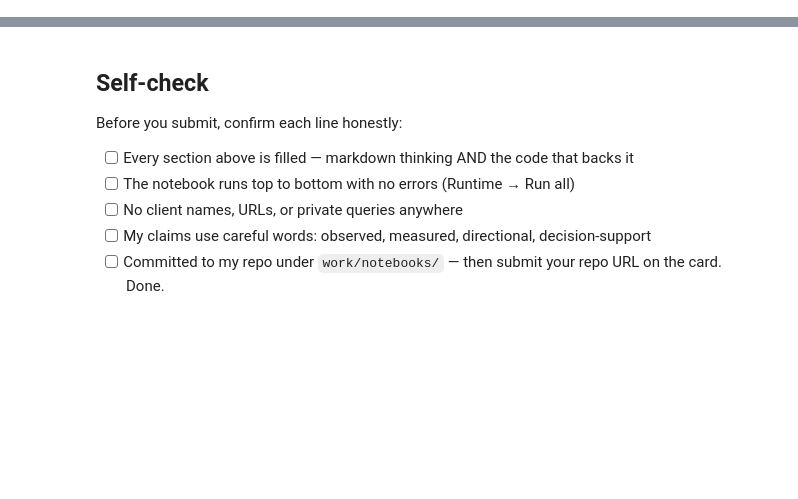
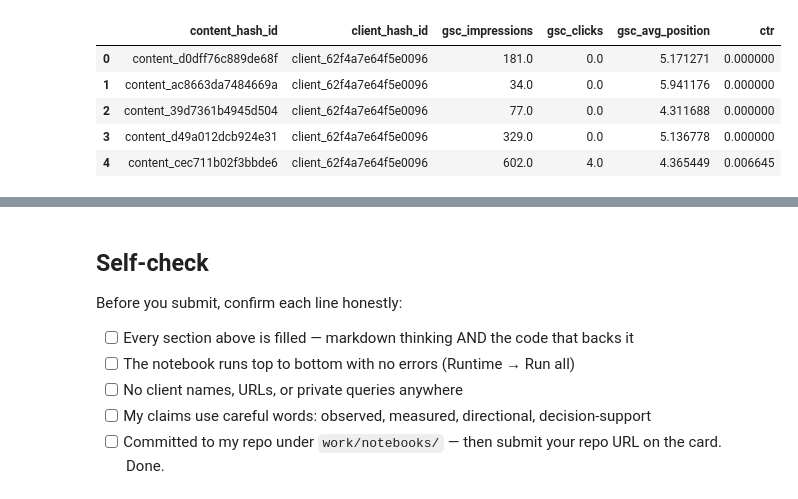
Before and after one commit to Adnan-ai98/flyrank-ml-internship, a Jupyter notebook: work/notebooks/w04_baseline_score.ipynb, the cells around one changed output, grey strips where cells are left out. Cells and saved outputs as stored; diff of their text form; code cells hidden in the pictures; blank space fills up the shorter version.

```diff
--- a/work/notebooks/w04_baseline_score.ipynb
+++ b/work/notebooks/w04_baseline_score.ipynb
@@ -36,0 +54,86 @@ This skeleton is yours to fill. Work the sections **in order** — each one has
+# %%
+# Build the March 2026 page-level baseline frame
+
+baseline_frame = con.sql(f"""
+SELECT
+    content_hash_id,
+    client_hash_id,
+
+    SUM(
+        CASE
+            WHEN gsc_data_available IS TRUE
+            THEN COALESCE(gsc_impressions, 0)
+            ELSE 0
+        END
+    ) AS gsc_impressions,
+
+    SUM(
+        CASE
+            WHEN gsc_data_available IS TRUE
+            THEN COALESCE(gsc_clicks, 0)
+            ELSE 0
+        END
+    ) AS gsc_clicks,
+
+    CASE
+        WHEN SUM(
+            CASE
+                WHEN gsc_data_available IS TRUE
+                THEN COALESCE(gsc_impressions, 0)
+                ELSE 0
+            END
+        ) > 0
+        THEN
+            SUM(
+                CASE
+                    WHEN gsc_data_available IS TRUE
+                    THEN COALESCE(gsc_sum_position, 0)
+                    ELSE 0
+                END
+            )
+            /
+            SUM(
+                CASE
+                    WHEN gsc_data_available IS TRUE
+                    THEN COALESCE(gsc_impressions, 0)
+                    ELSE 0
+                END
+            )
+        ELSE NULL
+    END AS gsc_avg_position
+
+FROM read_parquet('{FACT_PATH}')
+
+WHERE report_date >= DATE '{START_DATE}'
+  AND report_date <= DATE '{END_DATE}'
+
+GROUP BY
+    content_hash_id,
+    client_hash_id
+""").df()
+
+baseline_frame["gsc_impressions"] = pd.to_numeric(
+    baseline_frame["gsc_impressions"],
+    errors="coerce"
+).fillna(0)
+
+baseline_frame["gsc_clicks"] = pd.to_numeric(
+    baseline_frame["gsc_clicks"],
+    errors="coerce"
+).fillna(0)
+
+baseline_frame["gsc_avg_position"] = pd.to_numeric(
+    baseline_frame["gsc_avg_position"],
+    errors="coerce"
+)
+
+baseline_frame["ctr"] = np.where(
+    baseline_frame["gsc_impressions"] > 0,
+    baseline_frame["gsc_clicks"] / baseline_frame["gsc_impressions"],
+    np.nan
+)
+
+print("Baseline frame shape:", baseline_frame.shape)
+
+display(baseline_frame.head())
+# %% [output]
@@ -36,0 +141,6 @@ This skeleton is yours to fill. Work the sections **in order** — each one has
+|  | content_hash_id | client_hash_id | gsc_impressions | gsc_clicks | gsc_avg_position | ctr |
+| 0 | content_d0dff76c889de68f | client_62f4a7e64f5e0096 | 181.0 | 0.0 | 5.171271 | 0.000000 |
+| 1 | content_ac8663da7484669a | client_62f4a7e64f5e0096 | 34.0 | 0.0 | 5.941176 | 0.000000 |
+| 2 | content_39d7361b4945d504 | client_62f4a7e64f5e0096 | 77.0 | 0.0 | 4.311688 | 0.000000 |
+| 3 | content_d49a012dcb924e31 | client_62f4a7e64f5e0096 | 329.0 | 0.0 | 5.136778 | 0.000000 |
+| 4 | content_cec711b02f3bbde6 | client_62f4a7e64f5e0096 | 602.0 | 4.0 | 4.365449 | 0.006645 |
```
Also changed, not shown: parts of 22 cells of this notebook.
